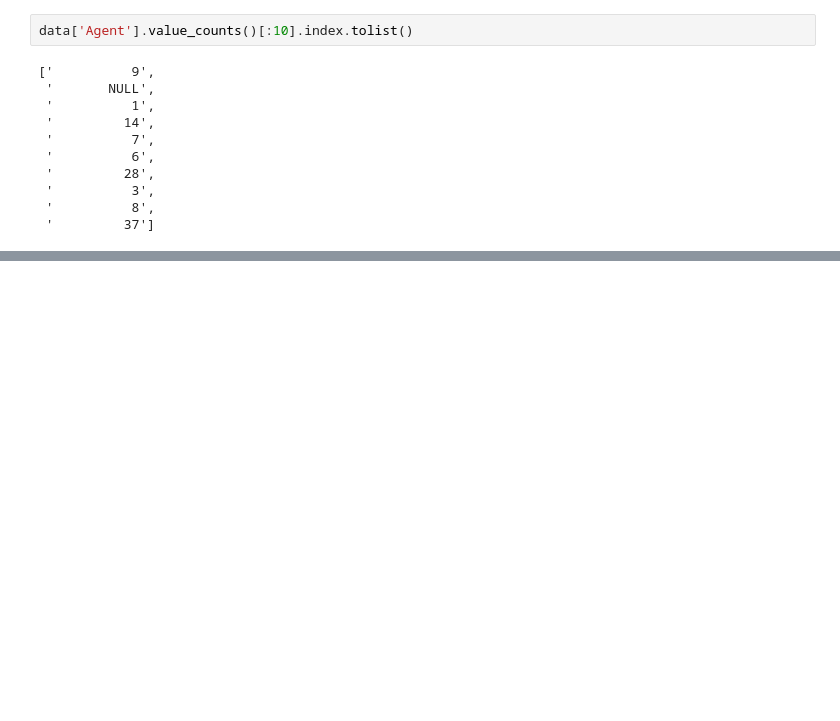
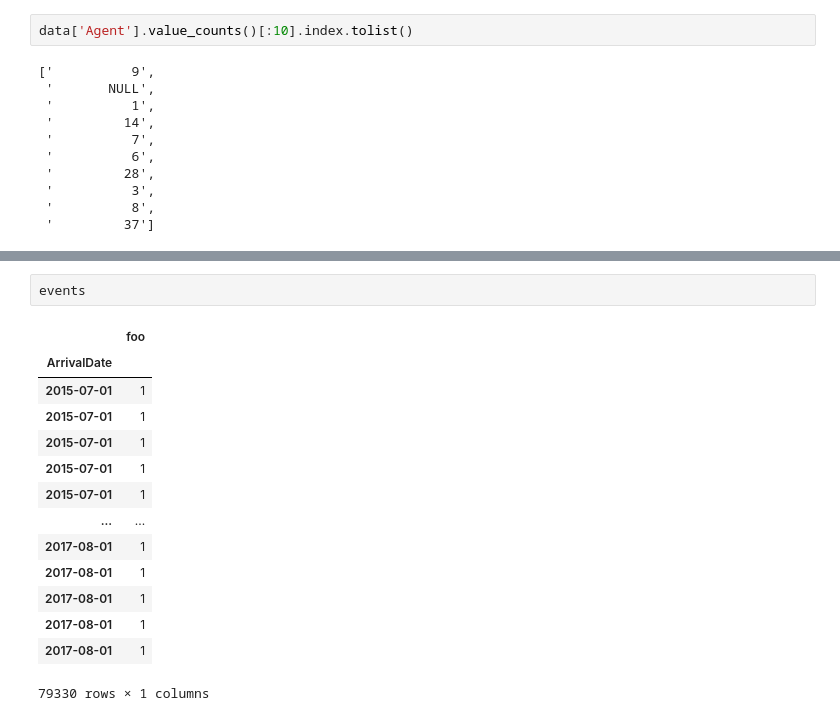
Before and after one commit to fredericojpr/BC2_Predict_Cancellations, a Jupyter notebook: scripts/BC2_Notebook_Frederico.ipynb, the cells around one changed output, grey strips where cells are left out. Saved outputs shown, nothing was run; the diff lists cells and outputs as text; blank space fills up the shorter version.

```diff
--- a/scripts/BC2_Notebook_Frederico.ipynb
+++ b/scripts/BC2_Notebook_Frederico.ipynb
@@ -145,0 +213,17 @@ data['Agent'].value_counts()[:10].index.tolist()
+# %%
+events
+# %% [output]
+|  | foo |
+| ArrivalDate |  |
+| 2015-07-01 | 1 |
+| 2015-07-01 | 1 |
+| 2015-07-01 | 1 |
+| 2015-07-01 | 1 |
+| 2015-07-01 | 1 |
+| ... | ... |
+| 2017-08-01 | 1 |
+| 2017-08-01 | 1 |
+| 2017-08-01 | 1 |
+| 2017-08-01 | 1 |
+| 2017-08-01 | 1 |
+79330 rows × 1 columns
```
Also changed, not shown: parts of 11 cells of this notebook.
